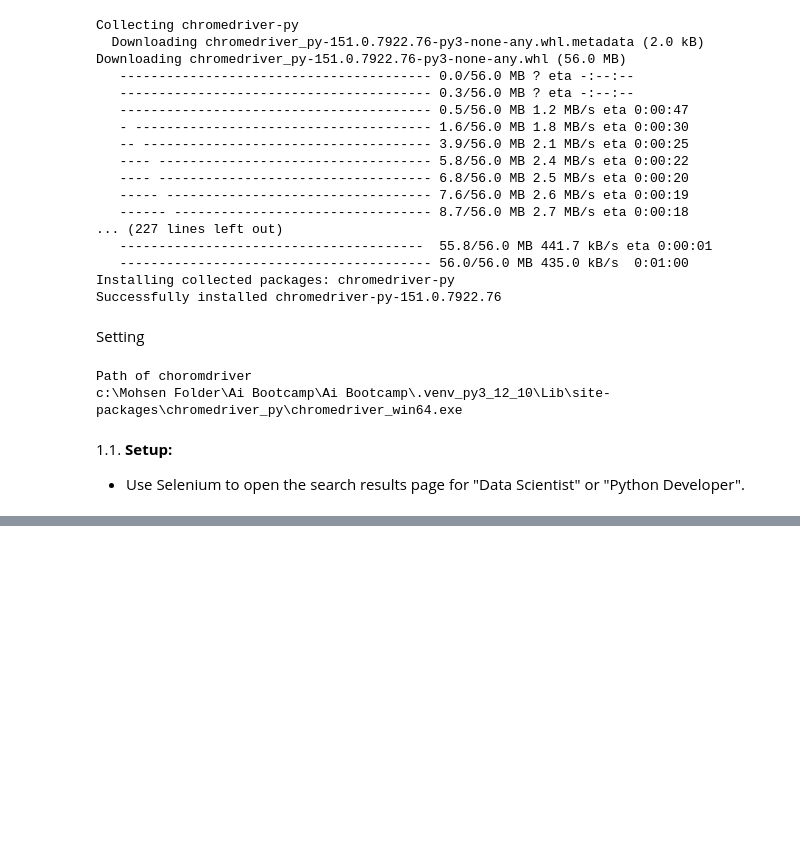
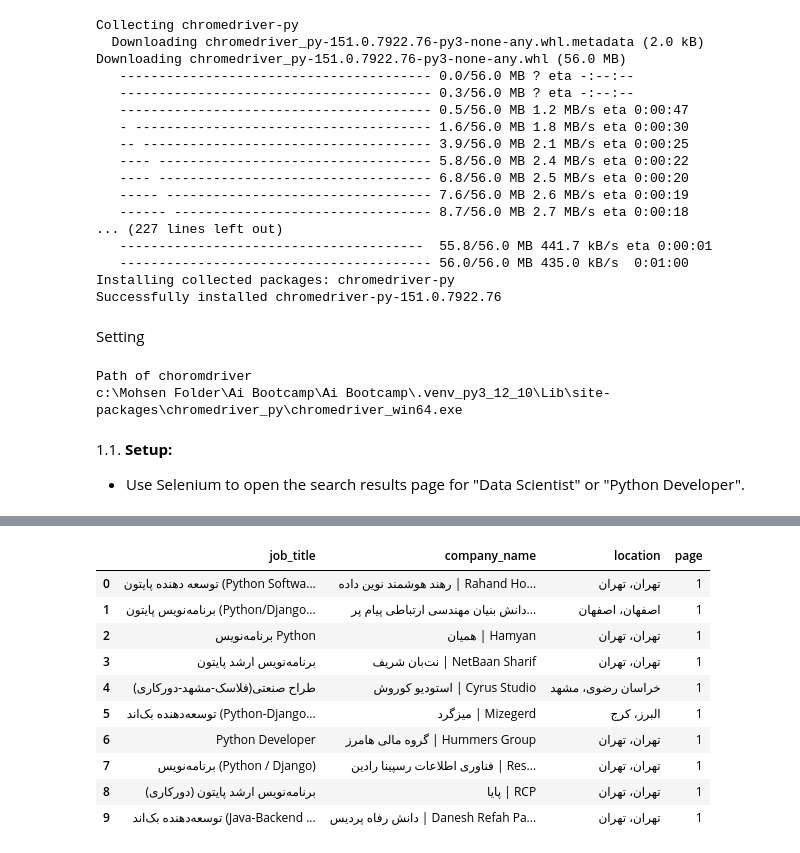
Before and after one commit to Mohsenmohebbi1993/AI-BOOTCAMP, a Jupyter notebook: notebooks/Project/7. HW_NLP_01/HW_NLP_01.ipynb, the cells around one changed output, grey strips where cells are left out. Drawn from its saved outputs; the diff is of its cells as text; code cells hidden in the pictures; blank space fills up the shorter version.

```diff
--- a/notebooks/Project/7. HW_NLP_01/HW_NLP_01.ipynb
+++ b/notebooks/Project/7. HW_NLP_01/HW_NLP_01.ipynb
@@ -172,7 +174,7 @@ def open_jobinja_search(keyword):
     driver.get("https://jobinja.ir/")
 
     # Wait for Popup
-    wait = WebDriverWait(driver, 20)
+    wait = WebDriverWait(driver, 30)
     # Close popup
     close_popup = wait.until(
         EC.element_to_be_clickable(
@@ -208,0 +214,67 @@ driver = open_jobinja_search(SEARCH_KEYWORD)
+# %%
+
+all_jobs_data = []
+NUM_PAGES = 3
+# Change number to Farsi
+fa_digits = {'1': '۱', '2': '۲', '3': '۳', '4': '۴', '5': '۵'}
+
+for current_page in range(1, NUM_PAGES + 1):
+    print(f"--- Scraping Page {current_page} ---")
+
+    # Chcke this page, load?
+    WebDriverWait(driver, 15).until(
+        EC.presence_of_element_located((By.CSS_SELECTOR, "li.c-jobListView__item"))
+    )
+
+    # HTML Parser
+    soup = BeautifulSoup(driver.page_source, "html.parser")
+    job_cards = soup.select("li.c-jobListView__item")
+
+    for job in job_cards:
+        # Job titel
+        title_tag = job.select_one("h2.c-jobListView__title a.c-jobListView__titleLink")
+        title = title_tag.get_text(strip=True) if title_tag else None
+
+        # list of Company Name, city and ...
+        meta_items = job.select("ul.c-jobListView__meta li.c-jobListView__metaItem")
+
+        # Company Name
+        company = meta_items[0].get_text(strip=True) if len(meta_items) > 0 else ""
+
+        # City
+        location = meta_items[1].get_text(strip=True) if len(meta_items) > 1 else ""
+
+        if title:
+            all_jobs_data.append({
+                "job_title": title,
+                "company_name": company,
+                "location": location,
+                "page": current_page
+            })
+
+    print(f"Extracted {len(job_cards)} jobs from page {current_page}.")
+
+    # Go to next page and scrole
+    if current_page < NUM_PAGES:
+        next_page_num = str(current_page + 1)
+        next_page_fa = fa_digits.get(next_page_num, next_page_num)
+
+        driver.execute_script("window.scrollTo(0, document.body.scrollHeight);")
+        time.sleep(1.5)
+
+        next_page_button = WebDriverWait(driver, 10).until(
+            EC.presence_of_element_located((
+                By.XPATH,
+                f"//a[contains(@href, 'page={next_page_num}') or normalize-space(text())='{next_page_num}' or normalize-space(text())='{next_page_fa}']"
+            ))
+        )
+        driver.execute_script("arguments[0].click();", next_page_button)
+        time.sleep(3)
+
+# Save ad CSV by pandas
+df_jobs = pd.DataFrame(all_jobs_data)
+df_jobs.to_csv("jobinja_jobs.csv", index=False, encoding="utf-8-sig")
+
+print(f"\nCompleted! Total jobs: {len(df_jobs)}")
+display(df_jobs.head(10))
+# %% [output]
@@ -208,0 +289,11 @@ driver = open_jobinja_search(SEARCH_KEYWORD)
+|  | job_title | company_name | location | page |
+| 0 | توسعه دهنده پایتون (Python Softwa... | رهند هوشمند نوین داده | Rahand Ho... | تهران، تهران | 1 |
+| 1 | برنامه‌نویس پایتون (Python/Django... | دانش بنیان مهندسی ارتباطی پیام پر... | اصفهان، اصفهان | 1 |
+| 2 | برنامه‌نویس Python | همیان | Hamyan | تهران، تهران | 1 |
+| 3 | برنامه‌نویس ارشد پایتون | نت‌بان شریف | NetBaan Sharif | تهران، تهران | 1 |
+| 4 | طراح صنعتی(فلاسک-مشهد-دورکاری) | استودیو کوروش | Cyrus Studio | خراسان رضوی، مشهد | 1 |
+| 5 | توسعه‌دهنده بک‌اند (Python-Django... | میزگرد | Mizegerd | البرز، کرج | 1 |
+| 6 | Python Developer | گروه مالی هامرز | Hummers Group | تهران، تهران | 1 |
+| 7 | برنامه‌نویس (Python / Django) | فناوری اطلاعات رسپینا رادین | Res... | تهران، تهران | 1 |
+| 8 | برنامه‌نویس ارشد پایتون (دورکاری) | پایا | RCP | تهران، تهران | 1 |
+| 9 | توسعه‌دهنده بک‌اند (Java-Backend ... | دانش رفاه پردیس | Danesh Refah Pa... | تهران، تهران | 1 |
```
Also changed, not shown: parts of 3 cells of this notebook.
